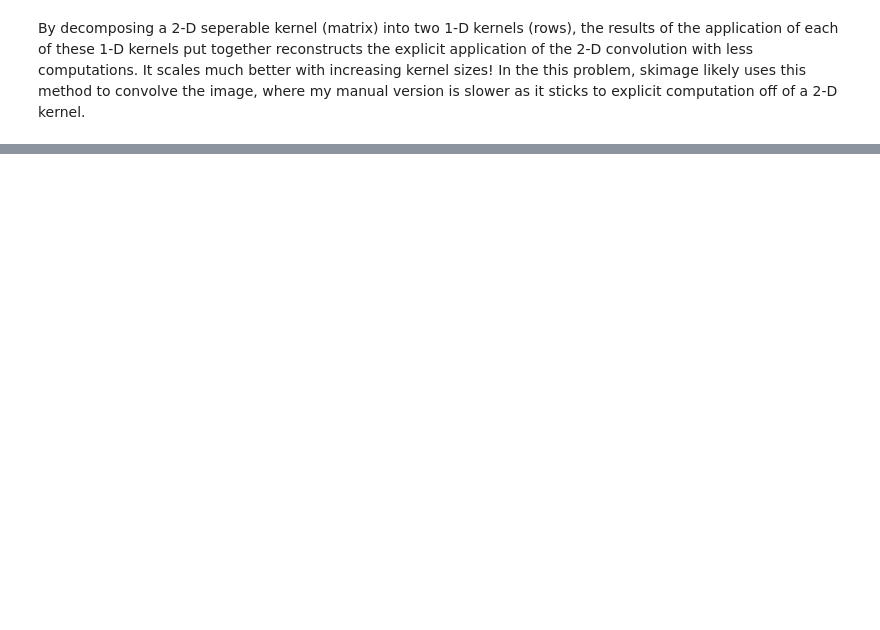
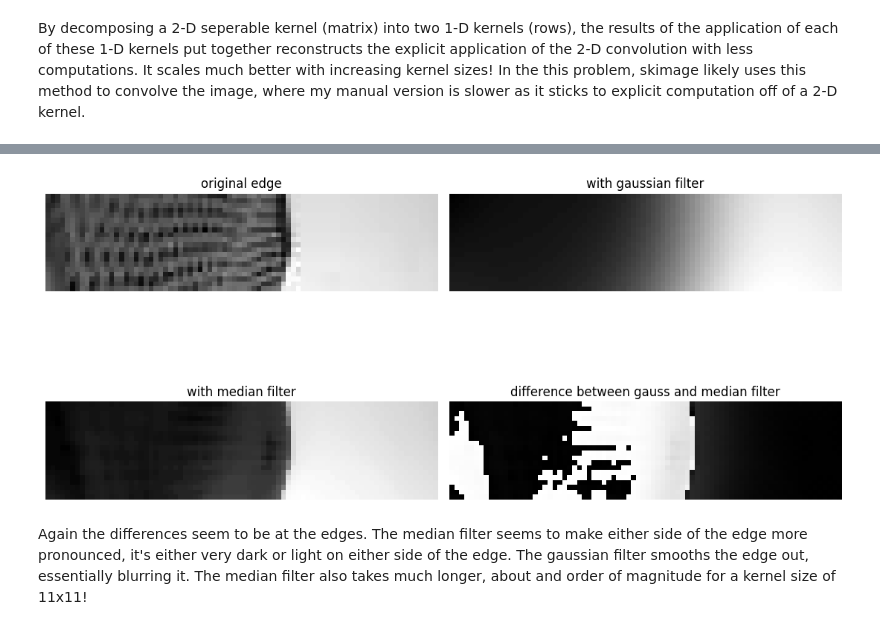
Before and after one commit to apdill/ImageAnalysis, a Jupyter notebook: HW3/HW3_AD.ipynb, the cells around one changed output, grey strips where cells are left out. Saved outputs shown, nothing was run; the diff lists cells and outputs as text; code cells hidden in the pictures; blank space fills up the shorter version.

```diff
--- a/HW3/HW3_AD.ipynb
+++ b/HW3/HW3_AD.ipynb
@@ -148,0 +171,29 @@ By decomposing a 2-D seperable kernel (matrix) into two 1-D kernels (rows), the
+# %%
+street_zoom = (slice(80, 100), slice(220, 300))
+
+plt.figure(figsize=(11,7))
+
+plt.subplot(2,2,1)
+plt.imshow(street_image[street_zoom], cmap = 'gray')
+plt.title('original edge')
+plt.axis('off')
+
+plt.subplot(2,2,2)
+plt.imshow(new_gauss[street_zoom], cmap = 'gray')
+plt.title('with gaussian filter')
+plt.axis('off')
+
+plt.subplot(2,2,3)
+plt.imshow(median_conv[street_zoom], cmap = 'gray')
+plt.title('with median filter')
+plt.axis('off')
+
+plt.subplot(2,2,4)
+plt.imshow(difference[street_zoom], cmap = 'gray')
+plt.title('difference between gauss and median filter')
+plt.axis('off')
+plt.tight_layout()
+# %% [output]
+[figure, added]
+# %% [markdown]
+Again the differences seem to be at the edges. The median filter seems to make either side of the edge more pronounced, it's either very dark or light on either side of the edge. The gaussian filter smooths the edge out, essentially blurring it. The median filter also takes much longer, about and order of magnitude for a kernel size of 11x11!
```
Also changed, not shown: parts of 4 cells of this notebook.
